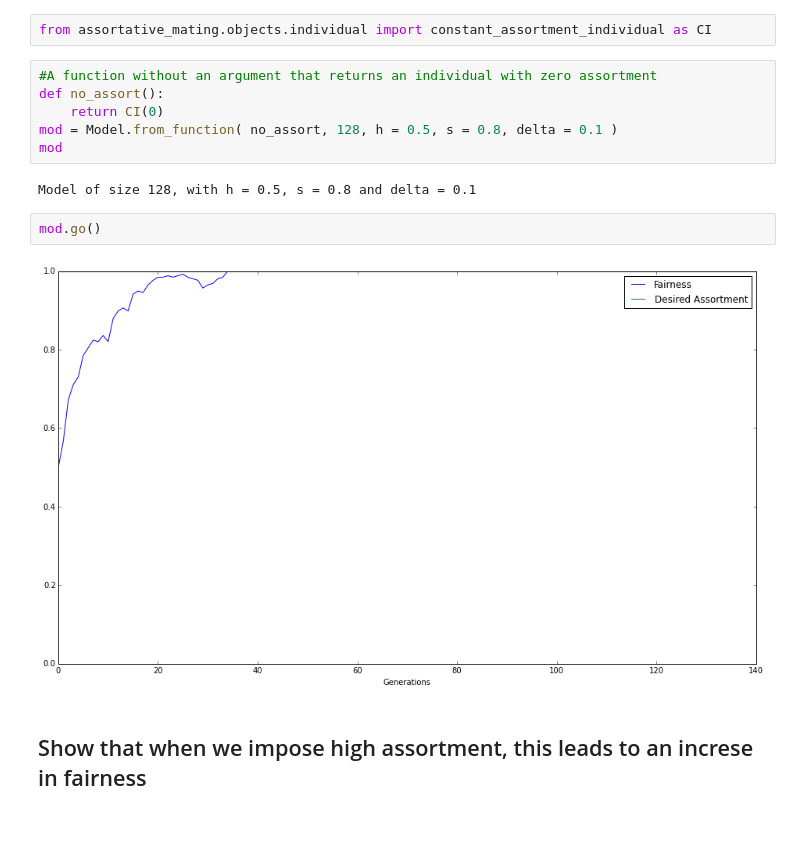
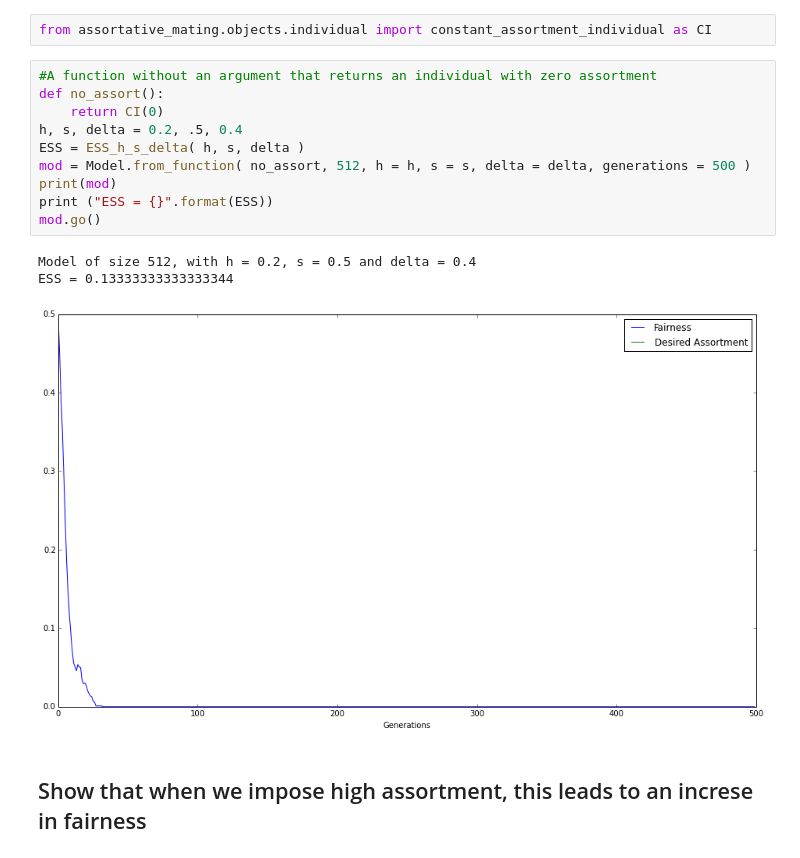
Before and after one commit to simontudge/assortative_mating, a Jupyter notebook: notebooks/first_experiments.ipynb, the cells around one changed output. Saved outputs shown, nothing was run; the diff lists cells and outputs as text; blank space fills up the shorter version.

Commit message:
Basic game theoretic functions

```diff
--- a/notebooks/first_experiments.ipynb
+++ b/notebooks/first_experiments.ipynb
@@ -32,15 +33,17 @@ from assortative_mating.objects.individual import constant_assortment_individual
 # %%
 #A function without an argument that returns an individual with zero assortment
 def no_assort():
     return CI(0)
-mod = Model.from_function( no_assort, 128, h = 0.5, s = 0.8, delta = 0.1 )
-mod
+h, s, delta = 0.2, .5, 0.4
+ESS = ESS_h_s_delta( h, s, delta )
+mod = Model.from_function( no_assort, 512, h = h, s = s, delta = delta, generations = 500 )
+print(mod)
+print ("ESS = {}".format(ESS))
+mod.go()
 # %% [output]
-Model of size 128, with h = 0.5, s = 0.8 and delta = 0.1
+Model of size 512, with h = 0.2, s = 0.5 and delta = 0.4
+ESS = 0.13333333333333344
+[figure, added]
-# %%
-mod.go()
-# %% [output]
-[figure, removed]
 # %% [markdown]
 ## Show that when we impose high assortment, this leads to an increse in fairness
 # %% [markdown]
```
Also changed, not shown: parts of 2 cells of this notebook, 3 other files.
